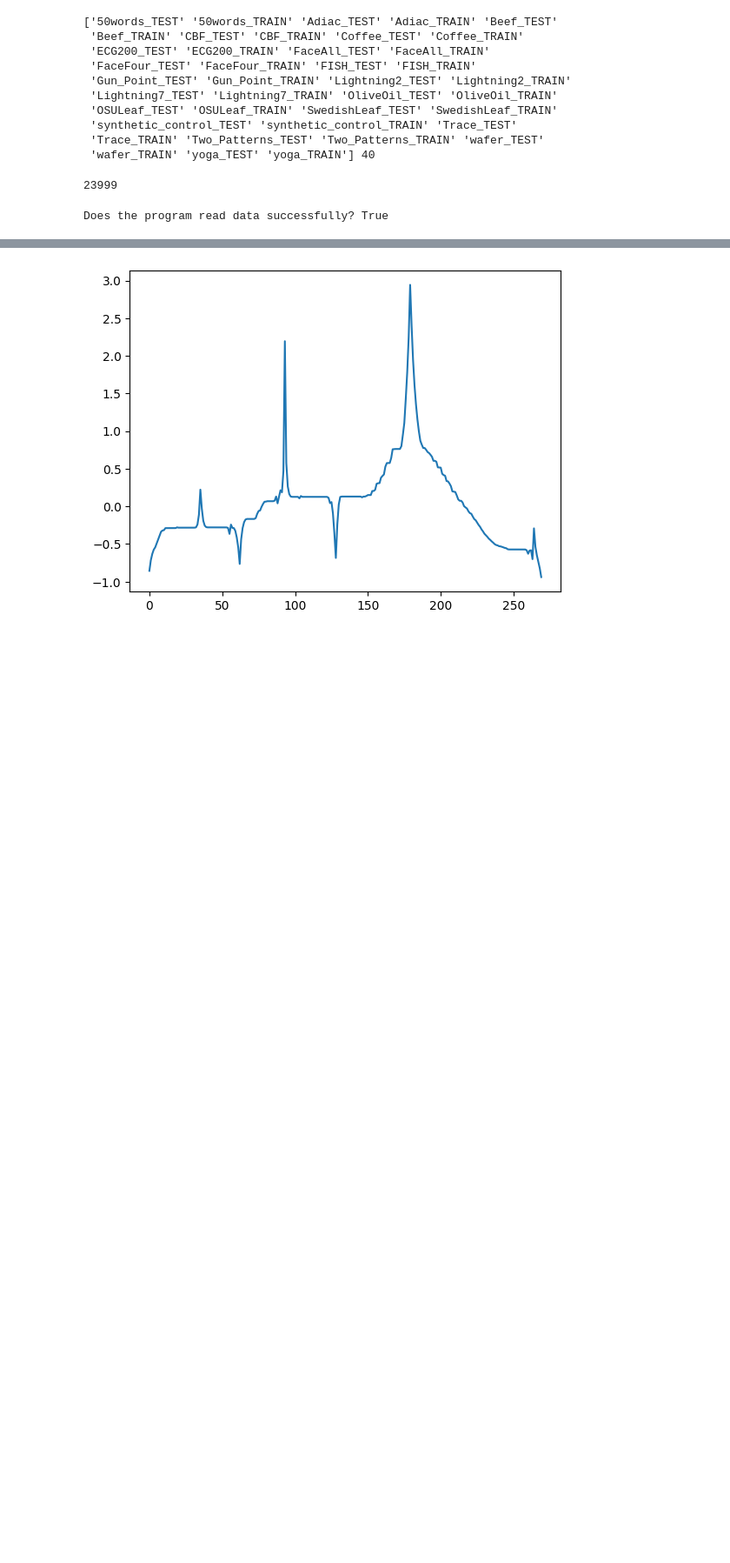
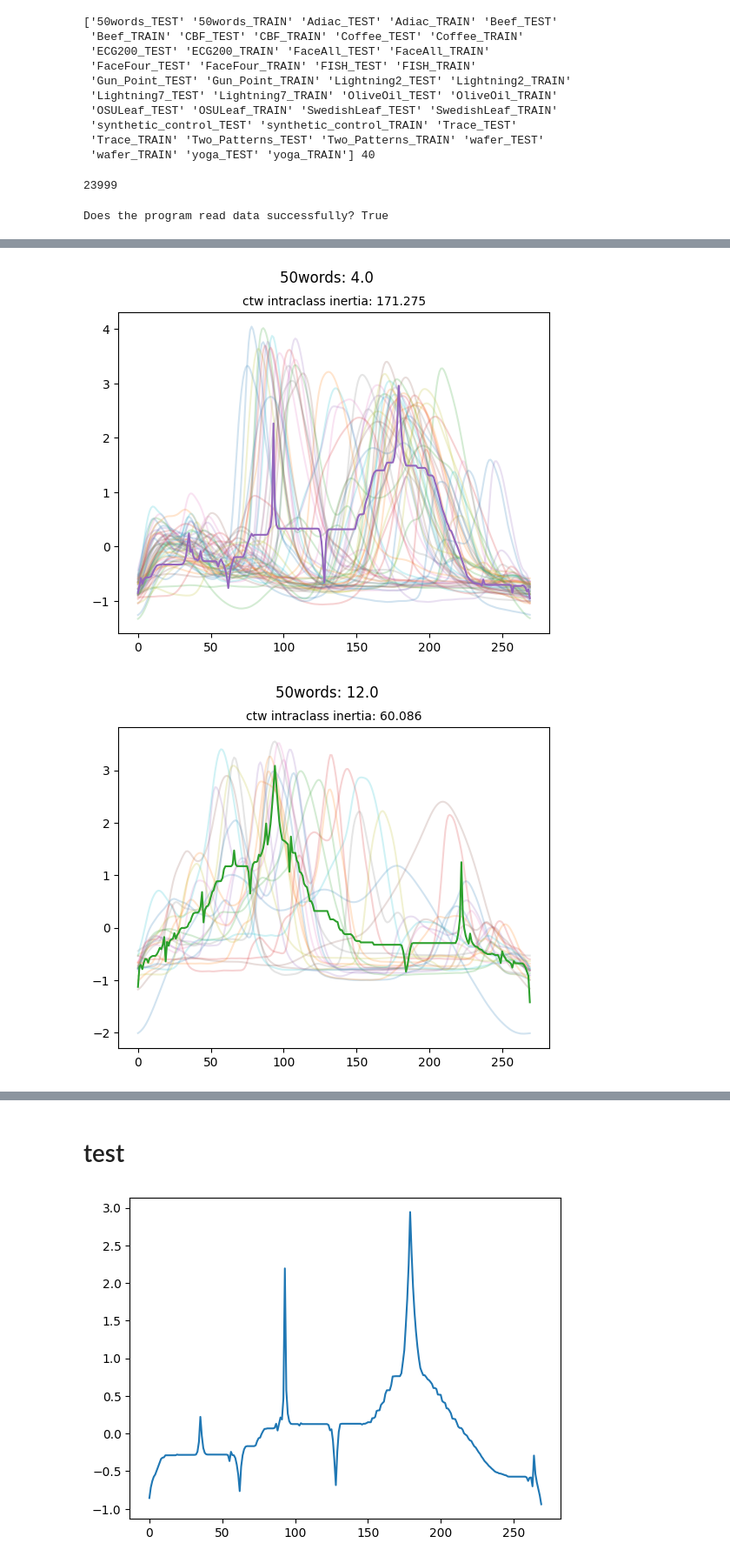
Before and after one commit to pakornyodkab/TimeSeriesFinalProject, a Jupyter notebook: Problem2.ipynb, the cells around one changed output, grey strips where cells are left out. Shown at 87% size. Drawn from its saved outputs; the diff is of its cells as text; code cells hidden in the pictures; blank space fills up the shorter version.

```diff
--- a/Problem2.ipynb
+++ b/Problem2.ipynb
@@ -76,0 +126,5 @@ plt.show()
+# %%
+# Compute the CTW barycenter averaging
+ctw_averaging = dict()
+for cluster in fiftyWord.keys():
+    ctw_averaging[cluster] = ctw_barycenter_averaging(fiftyWord[cluster])
@@ -76,0 +149,17 @@ plt.show()
+# %%
+# Computer the intraclass inertia
+ctw_intraclass = dict()
+for cluster in fiftyWord.keys():
+    ctw_intraclass[cluster] = intraclass_inertia(centroid=ctw_averaging[cluster], time_series=fiftyWord[cluster])
+# %%
+# Visualize the first 3 clusters
+for cluster in list(fiftyWord.keys())[:3]:
+    for s in fiftyWord[cluster]:
+        plt.plot(s, alpha=.2)
+    plt.plot(ctw_averaging[cluster])
+    plt.suptitle(f"{set_name}: {cluster}")
+    plt.title(f"ctw intraclass inertia: {round(ctw_intraclass[cluster], 3)}", fontsize=10)
+    plt.show()
+# %% [output]
+[figure, added]
+[figure, added]
@@ -77,3 +167,5 @@ plt.show()
+# %% [markdown]
+# test
 # %%
 plt.plot(dtw_barycenter_averaging(fiftyWord_4))
 plt.show()
```
Also changed, not shown: parts of 13 cells of this notebook.
